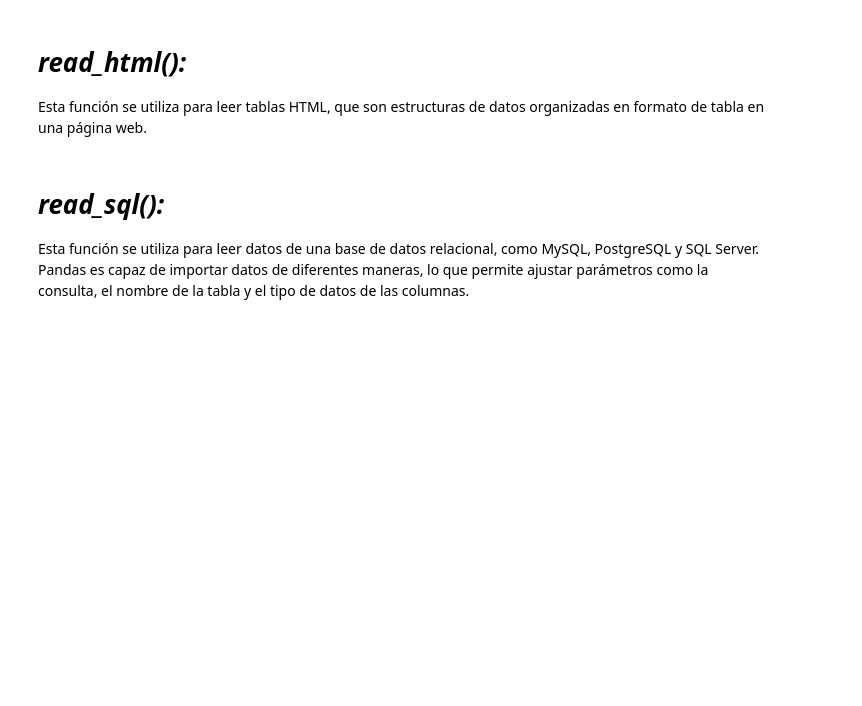
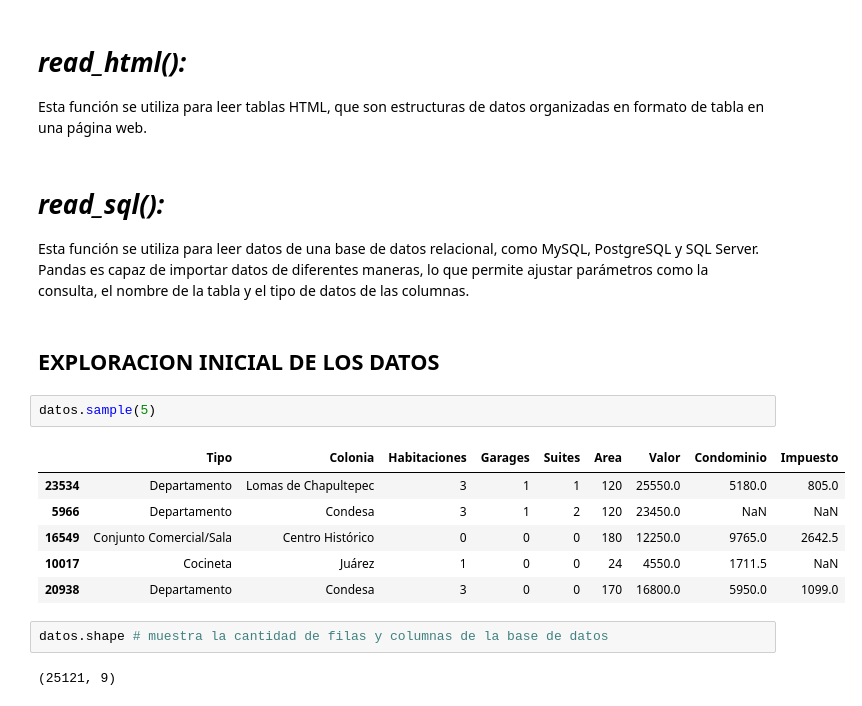
Before and after one commit to Kanuto-eng/alura-oracle, a Jupyter notebook: pythonPandas/inmuebles_CDMX.ipynb, the cells around one changed output. Saved outputs shown, nothing was run; the diff lists cells and outputs as text; blank space fills up the shorter version.

```diff
--- a/pythonPandas/inmuebles_CDMX.ipynb
+++ b/pythonPandas/inmuebles_CDMX.ipynb
@@ -122,3 +122,18 @@ Esta función se utiliza para leer tablas HTML, que son estructuras de datos org
 # *read_sql():*
 
 Esta función se utiliza para leer datos de una base de datos relacional, como MySQL, PostgreSQL y SQL Server. Pandas es capaz de importar datos de diferentes maneras, lo que permite ajustar parámetros como la consulta, el nombre de la tabla y el tipo de datos de las columnas.
+# %% [markdown]
+## **EXPLORACION INICIAL DE LOS DATOS**
+# %%
+datos.sample(5)
+# %% [output]
+|  | Tipo | Colonia | Habitaciones | Garages | Suites | Area | Valor | Condominio | Impuesto |
+| 23534 | Departamento | Lomas de Chapultepec | 3 | 1 | 1 | 120 | 25550.0 | 5180.0 | 805.0 |
+| 5966 | Departamento | Condesa | 3 | 1 | 2 | 120 | 23450.0 | NaN | NaN |
+| 16549 | Conjunto Comercial/Sala | Centro Histórico | 0 | 0 | 0 | 180 | 12250.0 | 9765.0 | 2642.5 |
+| 10017 | Cocineta | Juárez | 1 | 0 | 0 | 24 | 4550.0 | 1711.5 | NaN |
+| 20938 | Departamento | Condesa | 3 | 0 | 0 | 170 | 16800.0 | 5950.0 | 1099.0 |
+# %%
+datos.shape # muestra la cantidad de filas y columnas de la base de datos
+# %% [output]
+(25121, 9)
```
Also changed, not shown: parts of 1 cell of this notebook.
